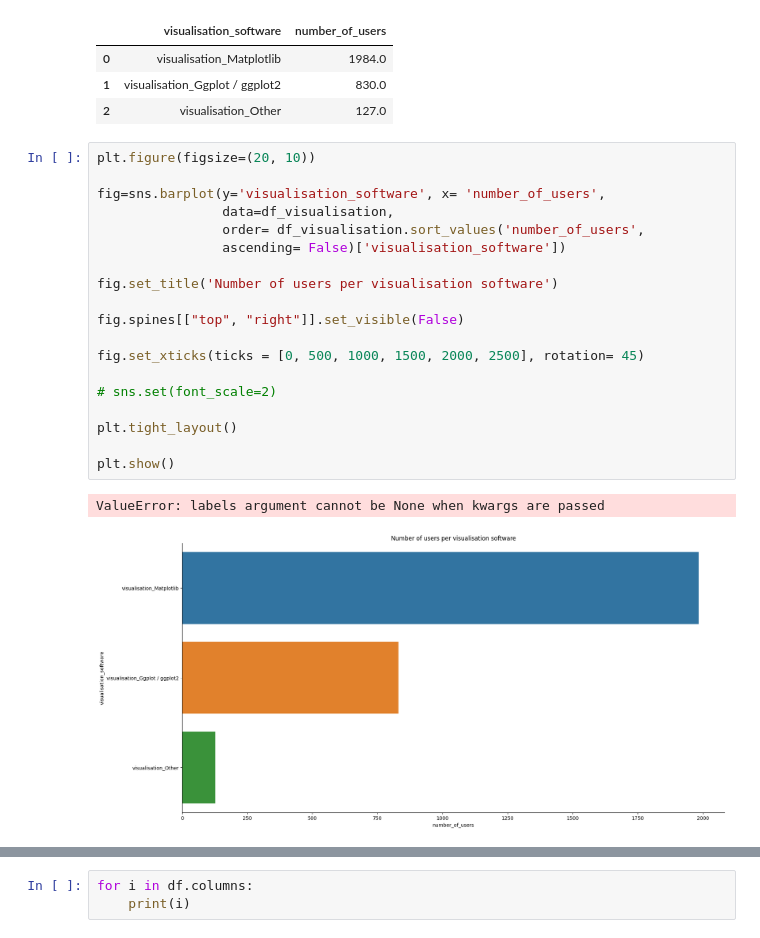
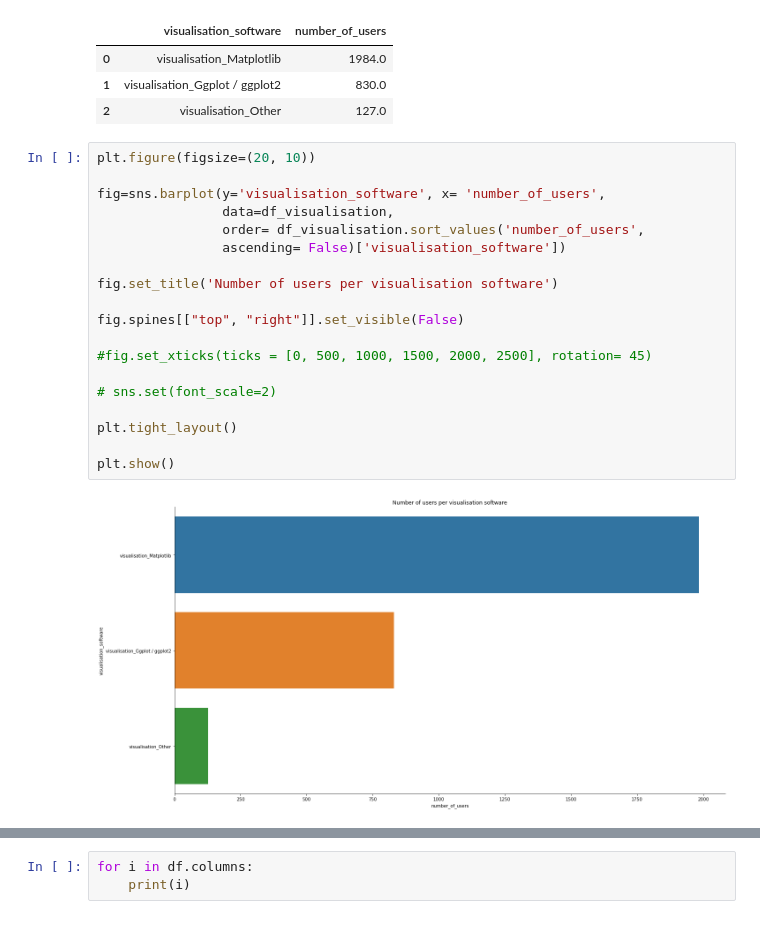
Before and after one commit to Adalab/project-da-promo-d-module-2-team-2-, a Jupyter notebook: notebooks/visualizacion.ipynb, the cells around one changed output, grey strips where cells are left out. Saved outputs shown, nothing was run; the diff lists cells and outputs as text.

```diff
--- a/notebooks/visualizacion.ipynb
+++ b/notebooks/visualizacion.ipynb
@@ -106,25 +106,24 @@ df_visualisation
 # %%
 plt.figure(figsize=(20, 10))
 
 fig=sns.barplot(y='visualisation_software', x= 'number_of_users',
                 data=df_visualisation,
                 order= df_visualisation.sort_values('number_of_users',
                 ascending= False)['visualisation_software'])
 
 fig.set_title('Number of users per visualisation software')
 
 fig.spines[["top", "right"]].set_visible(False)
 
-fig.set_xticks(ticks = [0, 500, 1000, 1500, 2000, 2500], rotation= 45)
+#fig.set_xticks(ticks = [0, 500, 1000, 1500, 2000, 2500], rotation= 45)
 
 # sns.set(font_scale=2)
 
 plt.tight_layout()
 
 plt.show()
 # %% [output]
-ValueError: labels argument cannot be None when kwargs are passed
-[figure, old version]
+[figure, new version]
 # %%
 df_notebooks = df.loc[:, 'notebooks_KaggleNotebooks' : 'notebooks_Other'].sum().reset_index()
 df_notebooks
```
Also changed, not shown: parts of 24 cells of this notebook, 3 other files.
